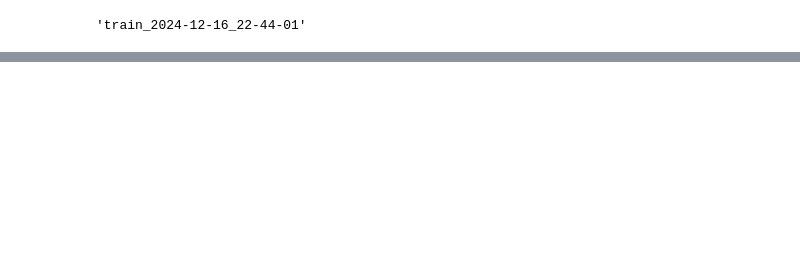
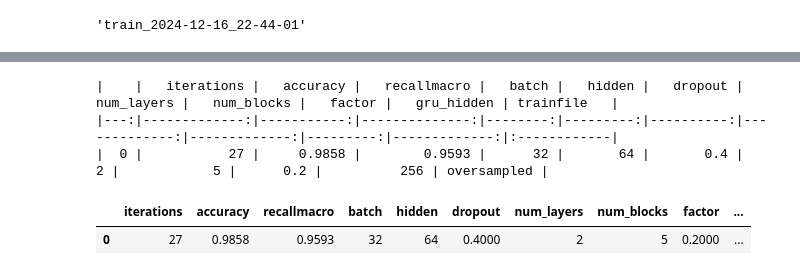
Before and after one commit to FP-byte/MADS_MachineLearning_Project, a Jupyter notebook: src/03_ray_report.ipynb, the cells around one changed output, grey strips where cells are left out. Drawn from its saved outputs; the diff is of its cells as text; code cells hidden in the pictures; blank space fills up the shorter version.

```diff
--- a/src/03_ray_report.ipynb
+++ b/src/03_ray_report.ipynb
@@ -800,0 +214,7 @@ NameError: name 'torchviz' is not defined
+# %%
+report = report_top_results(results_df)
+df_cnngru = pd.DataFrame(report['CNN1DGRUResNet'])
+df_cnngru_clean = df_cnngru [['iterations', 'accuracy', 'recallmacro', 'experiment',
+        'batch', 'hidden', 'dropout', 'num_layers', 'num_blocks',  'factor',
+       'gru_hidden', 'trainfile']]
+df_cnngru_clean['trainfile'] = df_cnngru_clean['trainfile'].apply(lambda x: x.name.split("_")[2])
@@ -800,0 +227,6 @@ NameError: name 'torchviz' is not defined
+# %%
+df_cnngru_clean.sort_values(by = ['accuracy','recallmacro', 'iterations'], inplace=True, ascending=False)
+for col in df_cnngru_clean.columns:
+    if col not in ['trainfile', 'experiment', 'accuracy', 'recallmacro', 'iterations']:
+        val = sorted(df_cnngru_clean[col].unique().tolist())
+        print(f'{col} {val}')
@@ -800,0 +245,9 @@ NameError: name 'torchviz' is not defined
+# %%
+df_cnngru_ovs =df_cnngru_clean[df_cnngru_clean['trainfile']=='oversampled']
+report_top_results_md(df_cnngru_ovs[:1])
+# %% [output]
+|    |   iterations |   accuracy |   recallmacro |   batch |   hidden |   dropout |   num_layers |   num_blocks |   factor |   gru_hidden | trainfile   |
+|---:|-------------:|-----------:|--------------:|--------:|---------:|----------:|-------------:|-------------:|---------:|-------------:|:------------|
+|  0 |           27 |     0.9858 |        0.9593 |      32 |       64 |       0.4 |            2 |            5 |      0.2 |          256 | oversampled |
+|  | iterations | accuracy | recallmacro | batch | hidden | dropout | num_layers | num_blocks | factor | ... |
+| 0 | 27 | 0.9858 | 0.9593 | 32 | 64 | 0.4000 | 2 | 5 | 0.2000 | ... |
```
Also changed, not shown: parts of 82 cells of this notebook, 9 other files.
